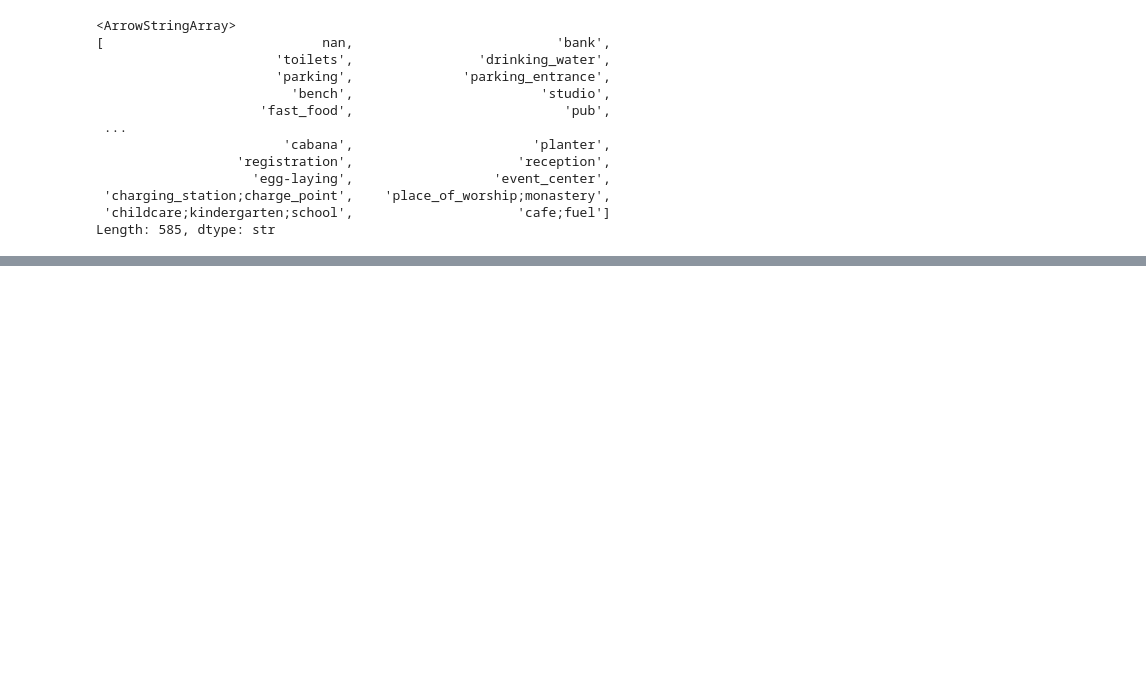
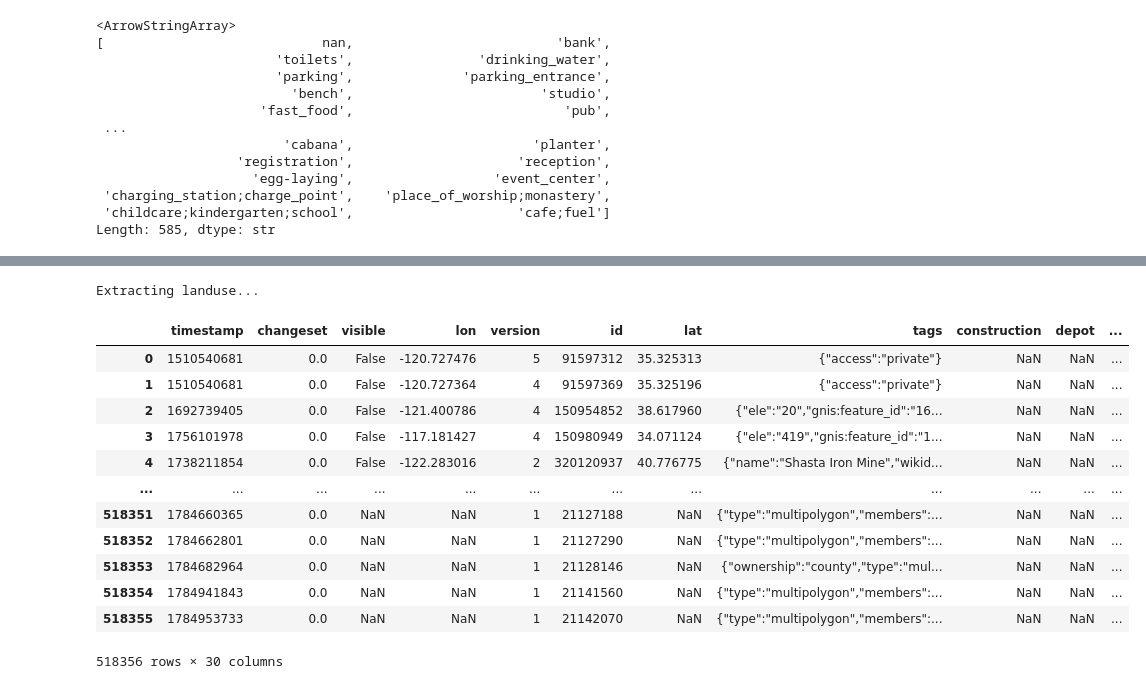
Before and after one commit to sarkarsusanket/esri-earth-search-engine, a Jupyter notebook: notebooks/osm_preprocess.ipynb, the cells around one changed output, grey strips where cells are left out. Drawn from its saved outputs; the diff is of its cells as text; code cells hidden in the pictures; blank space fills up the shorter version.

```diff
--- a/notebooks/osm_preprocess.ipynb
+++ b/notebooks/osm_preprocess.ipynb
@@ -593,0 +655,36 @@ Length: 585, dtype: str
+# %%
+import os
+import gc
+from pyrosm import OSM
+
+# Paths
+pbf_path = r"E:\Data\query-earth\osm\california-latest.osm.pbf"
+output_dir = r"E:\Data\query-earth\osm\2026"
+
+# Create output folder if it doesn't exist
+os.makedirs(output_dir, exist_ok=True)
+
+# Initialize OSM parser
+osm = OSM(pbf_path)
+
+# --- 2. LANDUSE ---
+print("Extracting landuse...")
+landuse = osm.get_landuse()
+# %% [output]
+Extracting landuse...
+# %%
+landuse
+# %% [output]
+|  | timestamp | changeset | visible | lon | version | id | lat | tags | construction | depot | ... |
+| 0 | 1510540681 | 0.0 | False | -120.727476 | 5 | 91597312 | 35.325313 | {"access":"private"} | NaN | NaN | ... |
+| 1 | 1510540681 | 0.0 | False | -120.727364 | 4 | 91597369 | 35.325196 | {"access":"private"} | NaN | NaN | ... |
+| 2 | 1692739405 | 0.0 | False | -121.400786 | 4 | 150954852 | 38.617960 | {"ele":"20","gnis:feature_id":"16... | NaN | NaN | ... |
+| 3 | 1756101978 | 0.0 | False | -117.181427 | 4 | 150980949 | 34.071124 | {"ele":"419","gnis:feature_id":"1... | NaN | NaN | ... |
+| 4 | 1738211854 | 0.0 | False | -122.283016 | 2 | 320120937 | 40.776775 | {"name":"Shasta Iron Mine","wikid... | NaN | NaN | ... |
+| ... | ... | ... | ... | ... | ... | ... | ... | ... | ... | ... | ... |
+| 518351 | 1784660365 | 0.0 | NaN | NaN | 1 | 21127188 | NaN | {"type":"multipolygon","members":... | NaN | NaN | ... |
+| 518352 | 1784662801 | 0.0 | NaN | NaN | 1 | 21127290 | NaN | {"type":"multipolygon","members":... | NaN | NaN | ... |
+| 518353 | 1784682964 | 0.0 | NaN | NaN | 1 | 21128146 | NaN | {"ownership":"county","type":"mul... | NaN | NaN | ... |
+| 518354 | 1784941843 | 0.0 | NaN | NaN | 1 | 21141560 | NaN | {"type":"multipolygon","members":... | NaN | NaN | ... |
+| 518355 | 1784953733 | 0.0 | NaN | NaN | 1 | 21142070 | NaN | {"type":"multipolygon","members":... | NaN | NaN | ... |
+518356 rows × 30 columns
```
Also changed, not shown: parts of 12 cells of this notebook, 1 other file.
